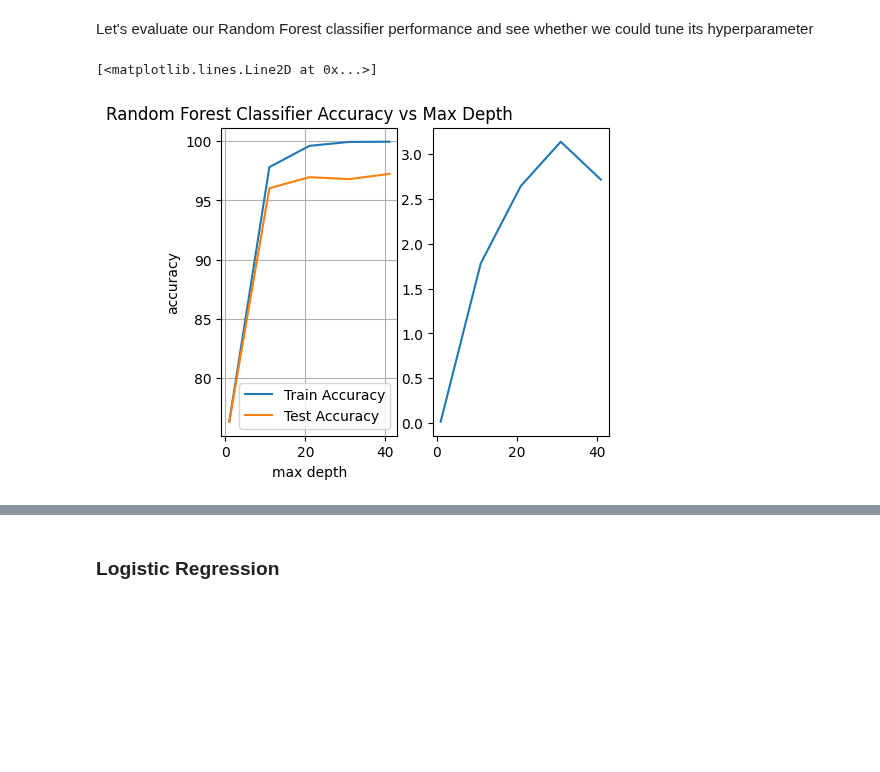
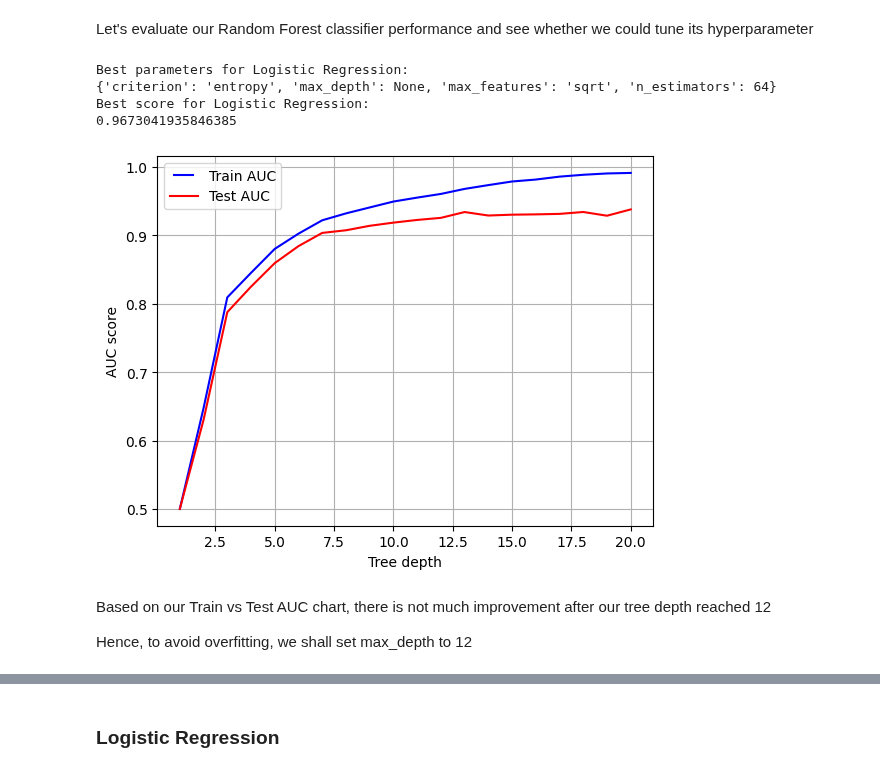
Before and after one commit to raymondsamalo/25S1-C-NYP-ITI111-Applied-Machine-Learning, a Jupyter notebook: AndroidMalwareRaymondSamalo.ipynb, the cells around one changed output, grey strips where cells are left out. Cells and saved outputs as stored; diff of their text form; code cells hidden in the pictures; blank space fills up the shorter version.

```diff
--- a/AndroidMalwareRaymondSamalo.ipynb
+++ b/AndroidMalwareRaymondSamalo.ipynb
@@ -638,27 +638,61 @@ does not seem to indicate this, we should investigate further or tune its hyperp
 # %% [markdown]
 Let's evaluate our Random Forest classifier performance and see whether we could tune its hyperparameter
 # %%
-max_depths = np.arange(1, 50, 10)  # range of max_depth to test
-train_accuracies = []
-test_accuracies = []
-delta_accuracies = []
-for i in max_depths:  # test different max_depth for Random Forest
-    rf_clf = RandomForestClassifier(random_state=42, max_depth=i)  # Set max_depth to avoid overfitting
-    result= evaluate_classifier(rf_clf, X_train, y_train, X_test, y_test) # reuse our function
-    train_accuracies.append(result['train_accuracy']*100)
-    test_accuracies.append(result['test_accuracy']*100)
-    delta_accuracies.append(result['delta_accuracy']*100)
-plt.figure(figsize=(5, 4))
-plt.subplot(1, 2, 1)
-plt.plot(max_depths, train_accuracies, label='Train Accuracy')
-plt.plot(max_depths, test_accuracies, label='Test Accuracy')
-plt.xlabel("max depth")
-plt.ylabel("accuracy")
-plt.title("Random Forest Classifier Accuracy vs Max Depth")
-plt.legend()
-plt.grid()
-plt.subplot(1, 2, 2)
-plt.plot(max_depths, delta_accuracies, label='Delta Accuracy')
+from sklearn.model_selection import GridSearchCV
+import warnings
+warnings.filterwarnings("ignore")
+
+# Set rule to ignore warnings
+param_grid = {
+    'max_features': ['sqrt', 'log2'],
+    'max_depth' : [4, 6, 8, 10, 12, None],
+    'criterion' :['gini', 'entropy'],
+    'n_estimators': [1, 2, 4, 8, 16, 32, 64, 100, 200]
+}
+rf_clf = RandomForestClassifier(random_state=42)
+rf_clf.fit(X_train, y_train)  # fit the classifier on the training data
+clf = GridSearchCV(rf_clf,param_grid = param_grid, cv = 3, verbose=False)
+best_clf = clf.fit(X_train, y_train)
+best_clf.best_estimator_
+print("Best parameters for Logistic Regression:")
+print(best_clf.best_params_)
+print("Best score for Logistic Regression:")
+print(best_clf.best_score_)
 # %% [output]
-[<matplotlib.lines.Line2D at 0x...>]
+Best parameters for Logistic Regression:
+{'criterion': 'entropy', 'max_depth': None, 'max_features': 'sqrt', 'n_estimators': 64}
+Best score for Logistic Regression:
+0.9673041935846385
-[figure, removed]
+# %%
+from sklearn.metrics import auc, roc_curve
+
+
+max_tree_depth = 20  # we will use max depth of 15 for our random forest classifier
+max_depths = np.linspace(1, max_tree_depth, max_tree_depth, endpoint=True)
+train_results = []
+test_results = []
+for max_depth in range(1, max_tree_depth + 1):
+   rf = RandomForestClassifier(max_depth=max_depth, n_jobs=-1)
+   rf.fit(X_train, y_train)
+   train_pred = rf.predict(X_train)
+   false_positive_rate, true_positive_rate, thresholds = roc_curve(y_train, train_pred)
+   roc_auc = auc(false_positive_rate, true_positive_rate)
+   train_results.append(roc_auc)
+   y_pred = rf.predict(X_test)
+   false_positive_rate, true_positive_rate, thresholds = roc_curve(y_test, y_pred)
+   roc_auc = auc(false_positive_rate, true_positive_rate)
+   test_results.append(roc_auc)
+from matplotlib.legend_handler import HandlerLine2D
+line1, = plt.plot(max_depths, train_results, 'b', label="Train AUC")
+line2, = plt.plot(max_depths, test_results, 'r', label="Test AUC")
+plt.legend(handler_map={line1: HandlerLine2D(numpoints=2)})
+plt.ylabel('AUC score')
+plt.grid(True)
+plt.xlabel('Tree depth')
+plt.show()
+# %% [output]
+[figure, added]
+# %% [markdown]
+Based on our Train vs Test AUC chart, there is not much improvement after our tree depth reached 12
+
+Hence, to avoid overfitting, we shall set max_depth to 12
```
Also changed, not shown: parts of 12 cells of this notebook.
